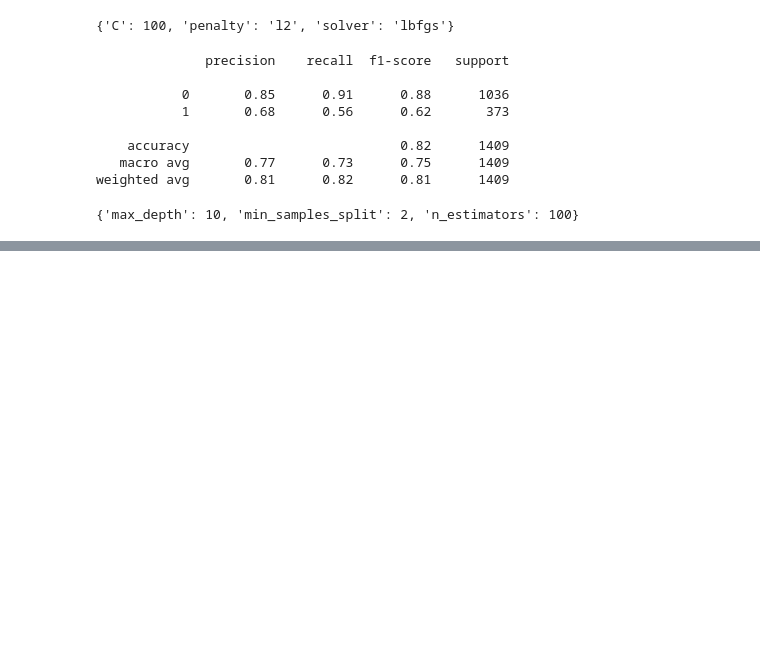
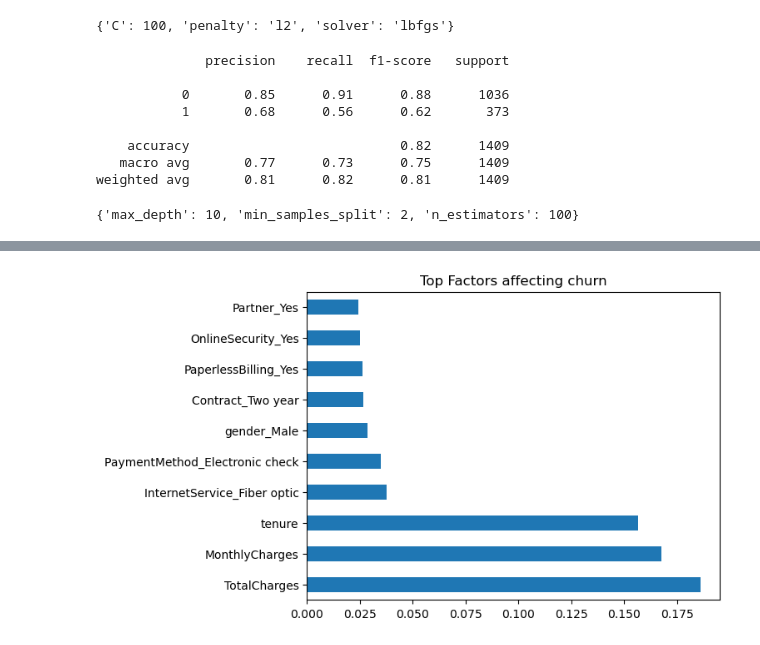
Before and after one commit to Arpita6769/customer-churn-ml, a Jupyter notebook: Customer_churn.ipynb, the cells around one changed output, grey strips where cells are left out. Saved outputs shown, nothing was run; the diff lists cells and outputs as text; code cells hidden in the pictures; blank space fills up the shorter version.

```diff
--- a/Customer_churn.ipynb
+++ b/Customer_churn.ipynb
@@ -342,0 +355,4 @@ weighted avg       0.80      0.81      0.80      1409
+# %%
+feature_importance = pd.Series(
+    random_for.feature_importances_ , index = X.columns).sort_values(ascending = False)
+feature_importance.head(10)
@@ -342,0 +371,6 @@ weighted avg       0.80      0.81      0.80      1409
+# %%
+feature_importance.head(10).plot(kind = "barh")
+plt.title("Top Factors affecting churn")
+plt.show()
+# %% [output]
+[figure, added]
```
Also changed, not shown: parts of 12 cells of this notebook, 4 other files.
